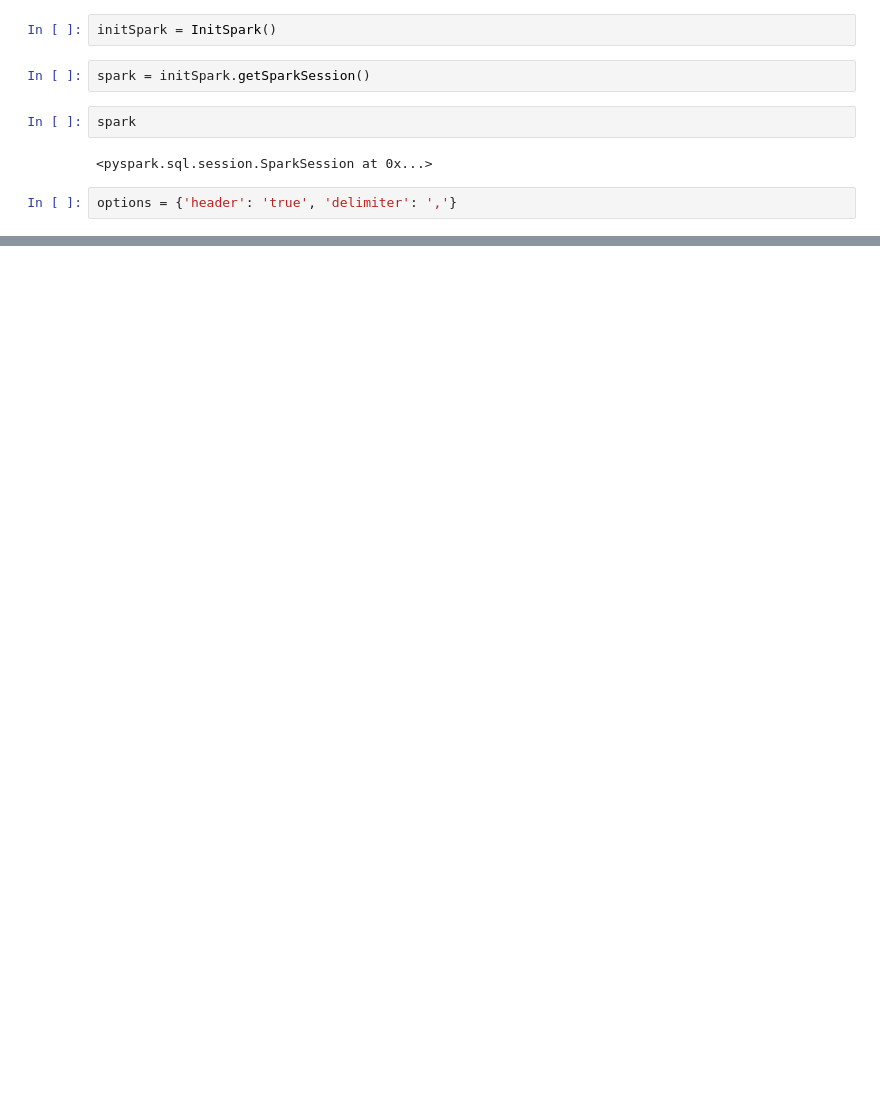
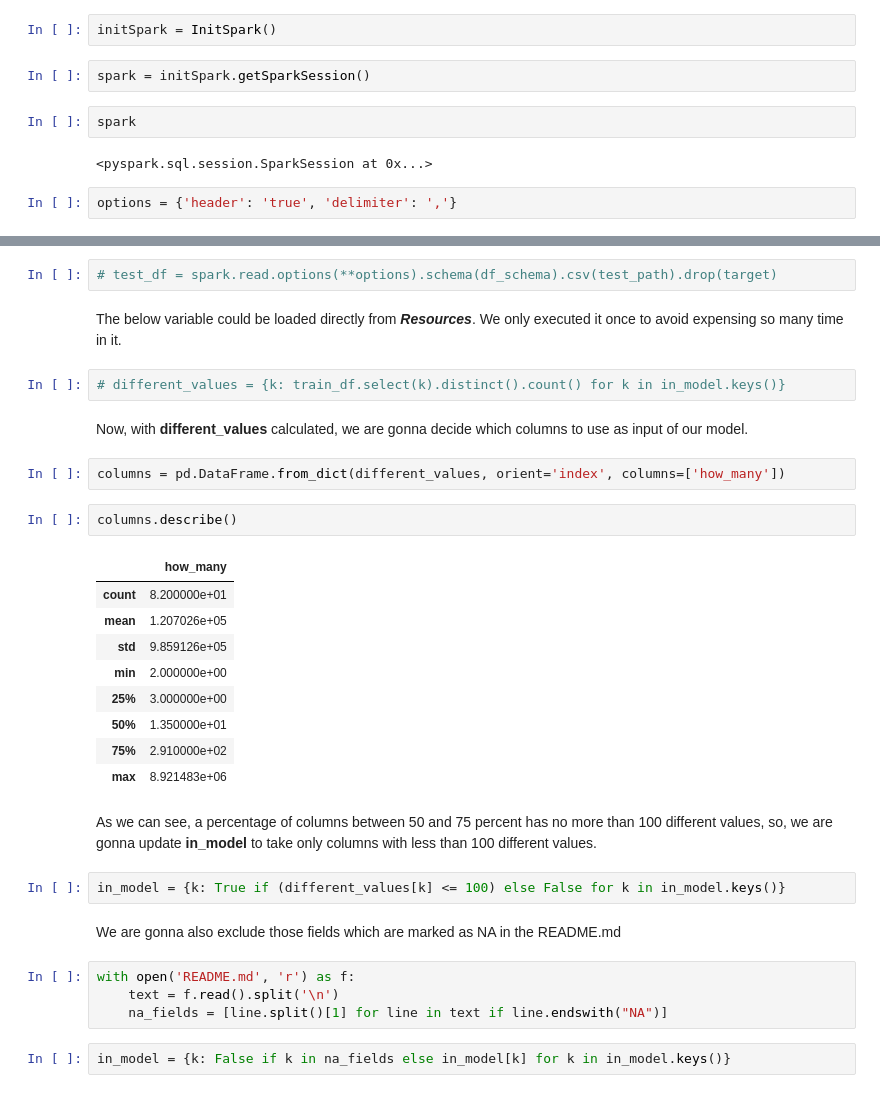
Before and after one commit to JuanBrugera/Kschool-TFM, a Jupyter notebook: Main.ipynb, the cells around one changed output, grey strips where cells are left out. Saved outputs shown, nothing was run; the diff lists cells and outputs as text; blank space fills up the shorter version.

```diff
--- a/Main.ipynb
+++ b/Main.ipynb
@@ -49,0 +123,34 @@ values = {field: train_df.select(field).distinct().count() for field in fields}
+# %%
+# test_df = spark.read.options(**options).schema(df_schema).csv(test_path).drop(target)
+# %% [markdown]
+The below variable could be loaded directly from ***Resources***. We only executed it once to avoid expensing so many time in it.
+# %%
+# different_values = {k: train_df.select(k).distinct().count() for k in in_model.keys()}
+# %% [markdown]
+Now, with **different_values** calculated, we are gonna decide which columns to use as input of our model.
+# %%
+columns = pd.DataFrame.from_dict(different_values, orient='index', columns=['how_many'])
+# %%
+columns.describe()
+# %% [output]
+|  | how_many |
+| count | 8.200000e+01 |
+| mean | 1.207026e+05 |
+| std | 9.859126e+05 |
+| min | 2.000000e+00 |
+| 25% | 3.000000e+00 |
+| 50% | 1.350000e+01 |
+| 75% | 2.910000e+02 |
+| max | 8.921483e+06 |
+# %% [markdown]
+As we can see, a percentage of columns between 50 and 75 percent has no more than 100 different values, so, we are gonna update **in_model** to take only columns with less than 100 different values.
+# %%
+in_model = {k: True if (different_values[k] <= 100) else False for k in in_model.keys()}
+# %% [markdown]
+We are gonna also exclude those fields which are marked as NA in the README.md
+# %%
+with open('README.md', 'r') as f:
+    text = f.read().split('\n')
+    na_fields = [line.split()[1] for line in text if line.endswith("NA")]
+# %%
+in_model = {k: False if k in na_fields else in_model[k] for k in in_model.keys()}
```
Also changed, not shown: parts of 103 cells of this notebook, 6 other files.
